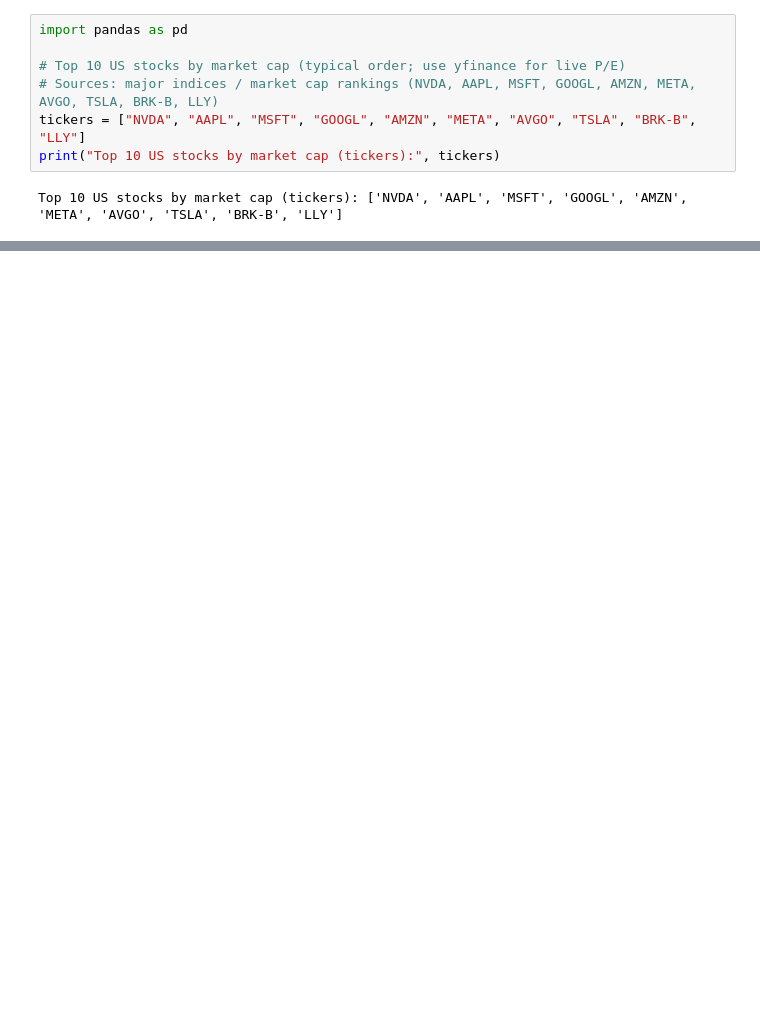
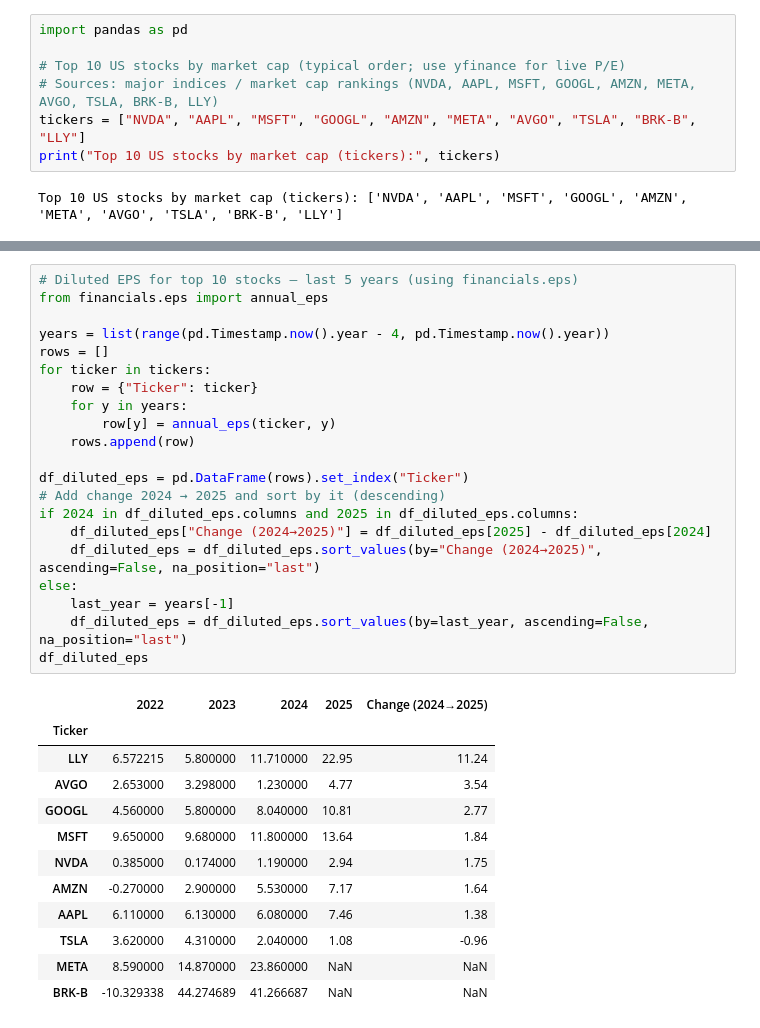
Before and after one commit to Dragos123321/stocks-analyzer, a Jupyter notebook: analyzer.ipynb, the cells around one changed output, grey strips where cells are left out. Cells and saved outputs as stored; diff of their text form; blank space fills up the shorter version.

```diff
--- a/analyzer.ipynb
+++ b/analyzer.ipynb
@@ -145,0 +124,34 @@ df_annual_eps_growth
+# %%
+# Diluted EPS for top 10 stocks – last 5 years (using financials.eps)
+from financials.eps import annual_eps
+
+years = list(range(pd.Timestamp.now().year - 4, pd.Timestamp.now().year))
+rows = []
+for ticker in tickers:
+    row = {"Ticker": ticker}
+    for y in years:
+        row[y] = annual_eps(ticker, y)
+    rows.append(row)
+
+df_diluted_eps = pd.DataFrame(rows).set_index("Ticker")
+# Add change 2024 → 2025 and sort by it (descending)
+if 2024 in df_diluted_eps.columns and 2025 in df_diluted_eps.columns:
+    df_diluted_eps["Change (2024→2025)"] = df_diluted_eps[2025] - df_diluted_eps[2024]
+    df_diluted_eps = df_diluted_eps.sort_values(by="Change (2024→2025)", ascending=False, na_position="last")
+else:
+    last_year = years[-1]
+    df_diluted_eps = df_diluted_eps.sort_values(by=last_year, ascending=False, na_position="last")
+df_diluted_eps
+# %% [output]
+|  | 2022 | 2023 | 2024 | 2025 | Change (2024→2025) |
+| Ticker |  |  |  |  |  |
+| LLY | 6.572215 | 5.800000 | 11.710000 | 22.95 | 11.24 |
+| AVGO | 2.653000 | 3.298000 | 1.230000 | 4.77 | 3.54 |
+| GOOGL | 4.560000 | 5.800000 | 8.040000 | 10.81 | 2.77 |
+| MSFT | 9.650000 | 9.680000 | 11.800000 | 13.64 | 1.84 |
+| NVDA | 0.385000 | 0.174000 | 1.190000 | 2.94 | 1.75 |
+| AMZN | -0.270000 | 2.900000 | 5.530000 | 7.17 | 1.64 |
+| AAPL | 6.110000 | 6.130000 | 6.080000 | 7.46 | 1.38 |
+| TSLA | 3.620000 | 4.310000 | 2.040000 | 1.08 | -0.96 |
+| META | 8.590000 | 14.870000 | 23.860000 | NaN | NaN |
+| BRK-B | -10.329338 | 44.274689 | 41.266687 | NaN | NaN |
```
Also changed, not shown: parts of 9 cells of this notebook, 16 other files.
